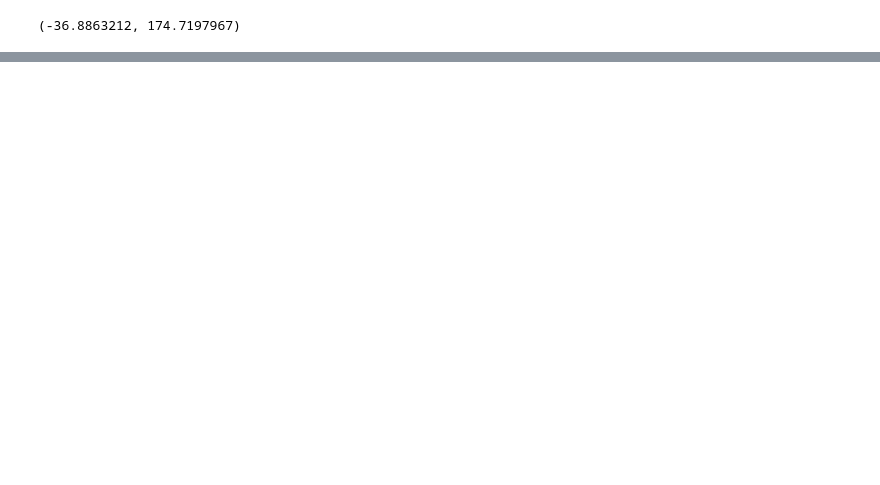
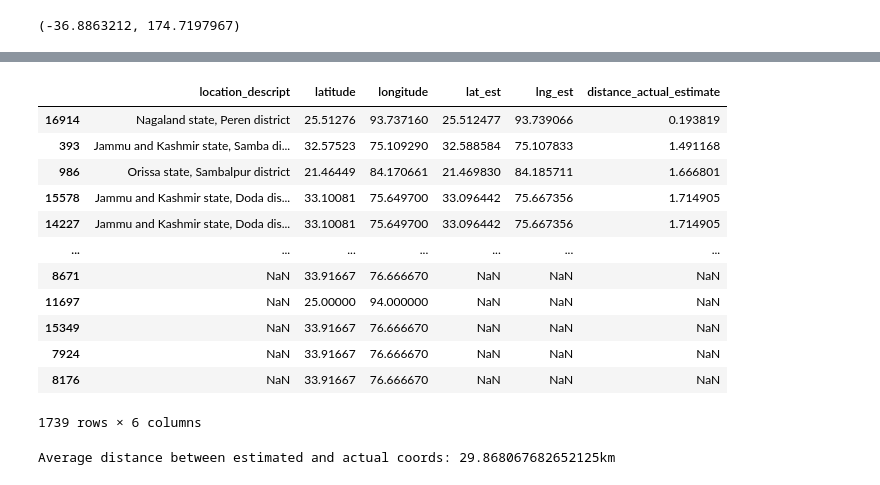
Before and after one commit to jonathanold/conflict-india, a Jupyter notebook: code/geocoding-conflicts.ipynb, the cells around one changed output, grey strips where cells are left out. Cells and saved outputs as stored; diff of their text form; code cells hidden in the pictures; blank space fills up the shorter version.

```diff
--- a/code/geocoding-conflicts.ipynb
+++ b/code/geocoding-conflicts.ipynb
@@ -27,0 +131,22 @@ extract_coords("71 Kitenui Ave, Mount Albert, Auckland")
+# %%
+### sort by distance
+df.sort_values(by=['distance_actual_estimate'])
+# %% [output]
+|  | location_descript | latitude | longitude | lat_est | lng_est | distance_actual_estimate |
+| 16914 | Nagaland state, Peren district | 25.51276 | 93.737160 | 25.512477 | 93.739066 | 0.193819 |
+| 393 | Jammu and Kashmir state, Samba di... | 32.57523 | 75.109290 | 32.588584 | 75.107833 | 1.491168 |
+| 986 | Orissa state, Sambalpur district | 21.46449 | 84.170661 | 21.469830 | 84.185711 | 1.666801 |
+| 15578 | Jammu and Kashmir state, Doda dis... | 33.10081 | 75.649700 | 33.096442 | 75.667356 | 1.714905 |
+| 14227 | Jammu and Kashmir state, Doda dis... | 33.10081 | 75.649700 | 33.096442 | 75.667356 | 1.714905 |
+| ... | ... | ... | ... | ... | ... | ... |
+| 8671 | NaN | 33.91667 | 76.666670 | NaN | NaN | NaN |
+| 11697 | NaN | 25.00000 | 94.000000 | NaN | NaN | NaN |
+| 15349 | NaN | 33.91667 | 76.666670 | NaN | NaN | NaN |
+| 7924 | NaN | 33.91667 | 76.666670 | NaN | NaN | NaN |
+| 8176 | NaN | 33.91667 | 76.666670 | NaN | NaN | NaN |
+1739 rows × 6 columns
+# %%
+avg_dist = df['distance_actual_estimate'].mean()
+print(f"Average distance between estimated and actual coords: {avg_dist}km")
+# %% [output]
+Average distance between estimated and actual coords: 29.868067682652125km
```
Also changed, not shown: parts of 8 cells of this notebook.
